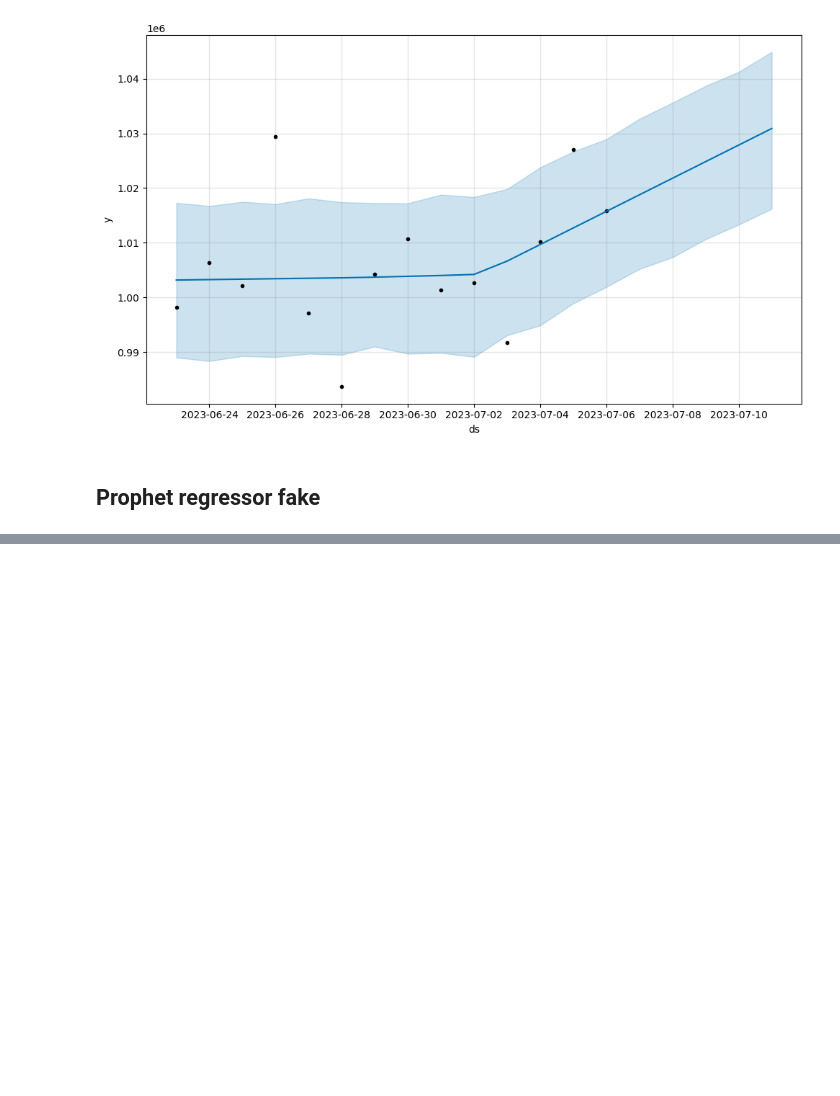
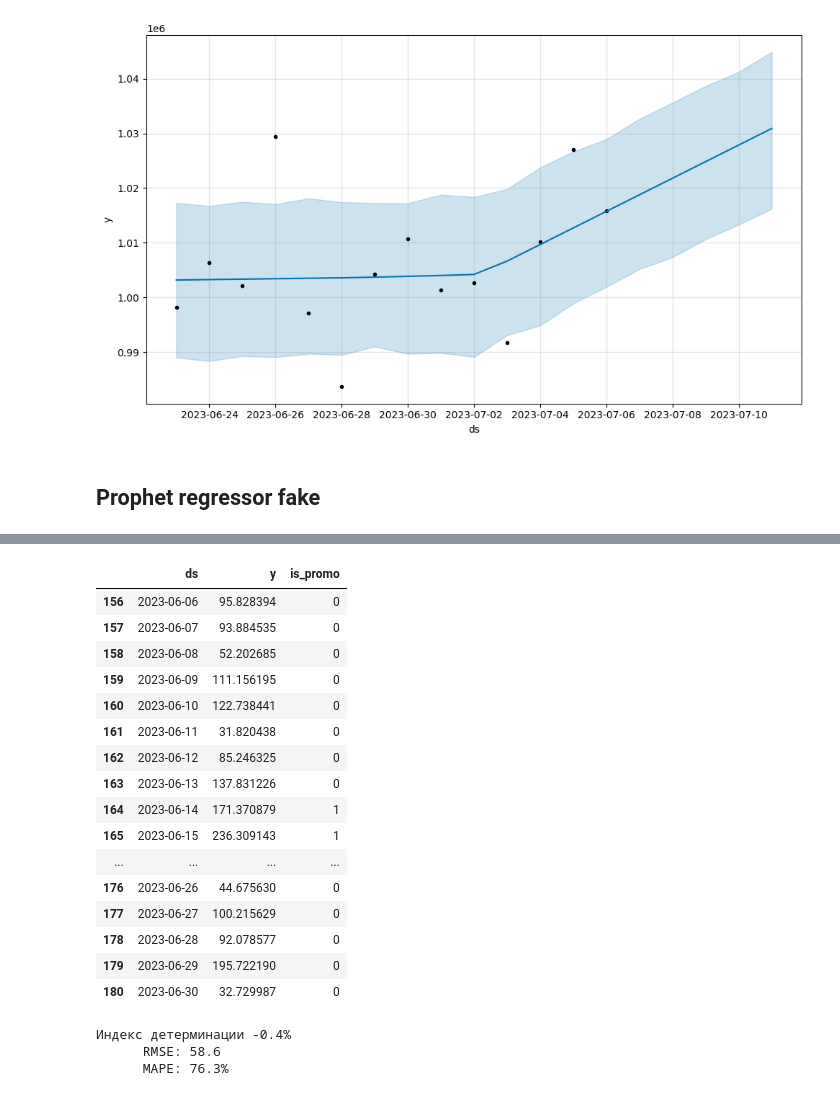
Before and after one commit to a-ignatov86/accel_sales, a Jupyter notebook: test.ipynb, the cells around one changed output, grey strips where cells are left out. Drawn from its saved outputs; the diff is of its cells as text; code cells hidden in the pictures; blank space fills up the shorter version.

```diff
--- a/test.ipynb
+++ b/test.ipynb
@@ -355,0 +410,33 @@ NameError: name 'rmse' is not defined
+# %%
+df_fake[-25:]
+# %% [output]
+|  | ds | y | is_promo |
+| 156 | 2023-06-06 | 95.828394 | 0 |
+| 157 | 2023-06-07 | 93.884535 | 0 |
+| 158 | 2023-06-08 | 52.202685 | 0 |
+| 159 | 2023-06-09 | 111.156195 | 0 |
+| 160 | 2023-06-10 | 122.738441 | 0 |
+| 161 | 2023-06-11 | 31.820438 | 0 |
+| 162 | 2023-06-12 | 85.246325 | 0 |
+| 163 | 2023-06-13 | 137.831226 | 0 |
+| 164 | 2023-06-14 | 171.370879 | 1 |
+| 165 | 2023-06-15 | 236.309143 | 1 |
+| ... | ... | ... | ... |
+| 176 | 2023-06-26 | 44.675630 | 0 |
+| 177 | 2023-06-27 | 100.215629 | 0 |
+| 178 | 2023-06-28 | 92.078577 | 0 |
+| 179 | 2023-06-29 | 195.722190 | 0 |
+| 180 | 2023-06-30 | 32.729987 | 0 |
+# %%
+pred_arimax  = model_arimax.predict('2023-06-06','2023-06-30')
+trn = df_fake['y'][-25:]
+r2_arima = r2_score(trn, pred_arimax)
+rmse_arima =  rmse(trn, pred_arimax)
+MAPE_arimax =  mean_absolute_percentage_error(trn, pred_arimax)
+print(f'Индекс детерминации {r2_arima:.1%} \n\
+      RMSE: {rmse_arima:.1f}\n\
+      MAPE: {MAPE_arimax:.1%}');
+# %% [output]
+Индекс детерминации -0.4%
+      RMSE: 58.6
+      MAPE: 76.3%
```
Also changed, not shown: parts of 11 cells of this notebook, 10 other files.
